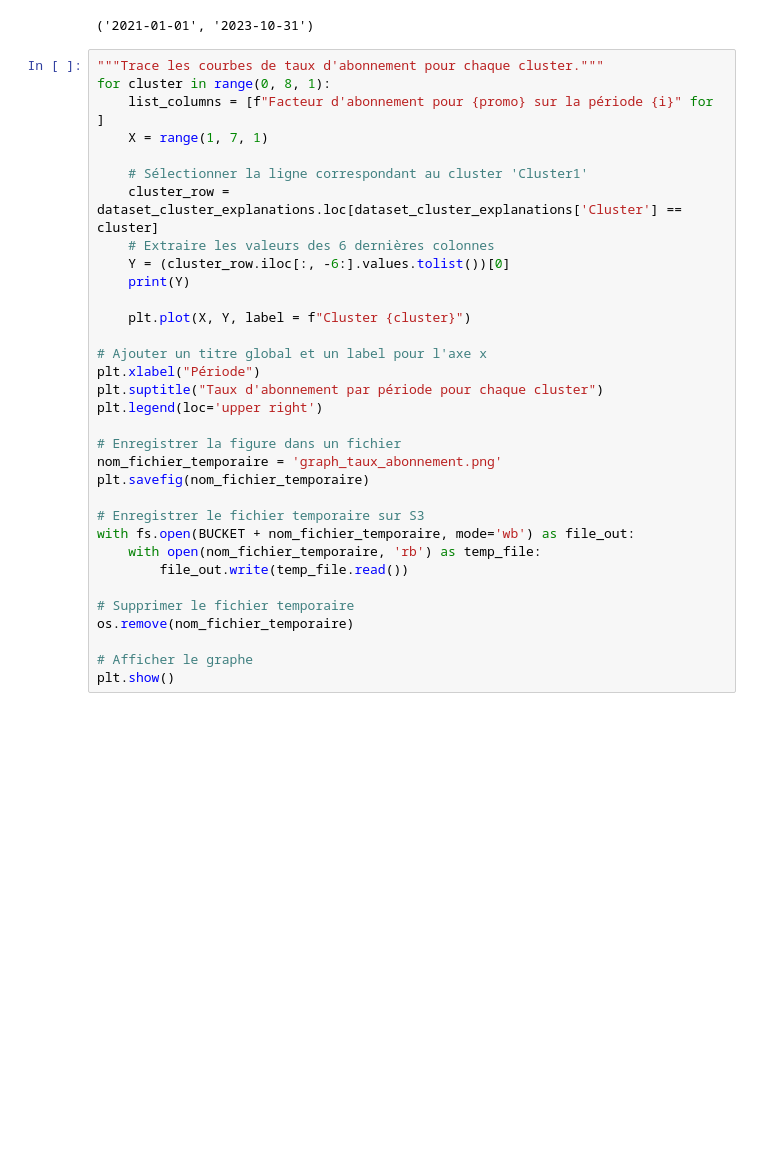
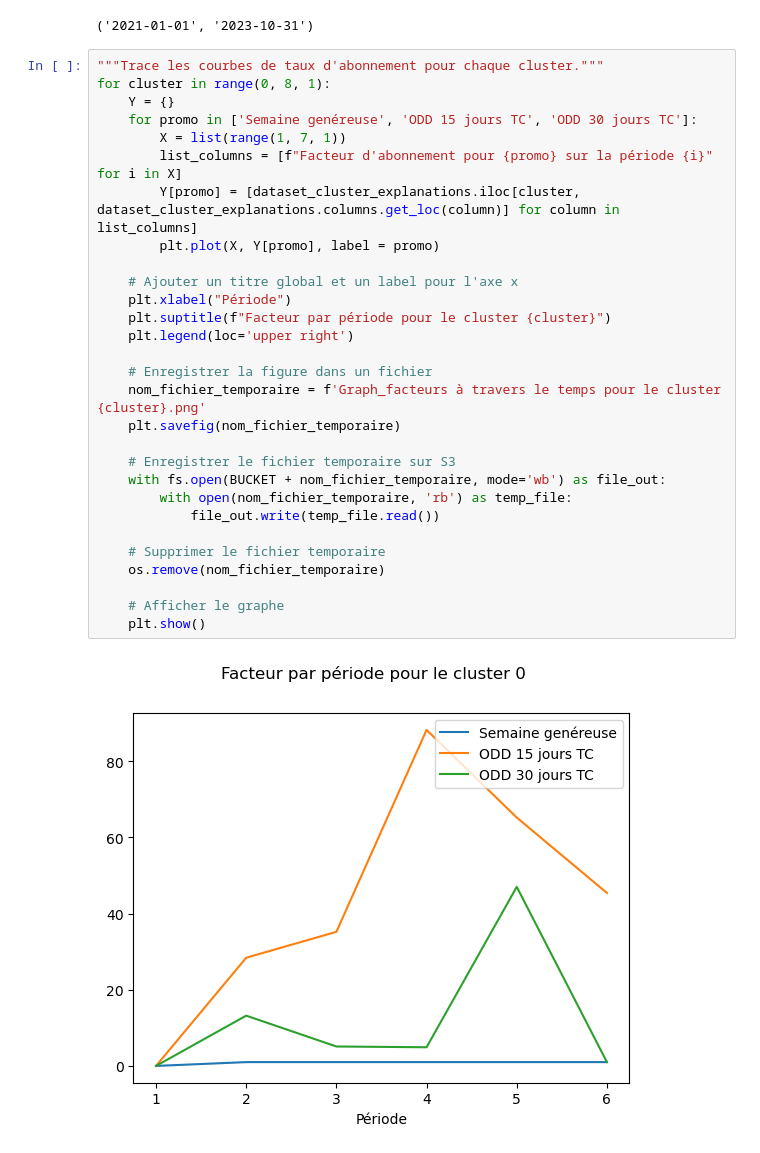
Before and after one commit to Statapp-CANAL/Statapp-CANAL, a Jupyter notebook: Data_operations/clement(1).ipynb, the cells around one changed output. Cells and saved outputs as stored; diff of their text form; blank space fills up the shorter version.

```diff
--- a/Data_operations/clement(1).ipynb
+++ b/Data_operations/clement(1).ipynb
@@ -1053,33 +1053,31 @@ dataset['DATE_PRISE_EFFET'].min(), dataset['DATE_PRISE_EFFET'].max()
 # %%
 """Trace les courbes de taux d'abonnement pour chaque cluster."""
 for cluster in range(0, 8, 1):
-    list_columns = [f"Facteur d'abonnement pour {promo} sur la période {i}" for ]
-    X = range(1, 7, 1)
+    Y = {}
+    for promo in ['Semaine genéreuse', 'ODD 15 jours TC', 'ODD 30 jours TC']:
+        X = list(range(1, 7, 1))
+        list_columns = [f"Facteur d'abonnement pour {promo} sur la période {i}" for i in X]
+        Y[promo] = [dataset_cluster_explanations.iloc[cluster, dataset_cluster_explanations.columns.get_loc(column)] for column in list_columns]
+        plt.plot(X, Y[promo], label = promo)
 
-    # Sélectionner la ligne correspondant au cluster 'Cluster1'
-    cluster_row = dataset_cluster_explanations.loc[dataset_cluster_explanations['Cluster'] == cluster]
-    # Extraire les valeurs des 6 dernières colonnes
-    Y = (cluster_row.iloc[:, -6:].values.tolist())[0]
-    print(Y)
+    # Ajouter un titre global et un label pour l'axe x
+    plt.xlabel("Période")
+    plt.suptitle(f"Facteur par période pour le cluster {cluster}")
+    plt.legend(loc='upper right')
 
-    plt.plot(X, Y, label = f"Cluster {cluster}")
+    # Enregistrer la figure dans un fichier
+    nom_fichier_temporaire = f'Graph_facteurs à travers le temps pour le cluster {cluster}.png'
+    plt.savefig(nom_fichier_temporaire)
 
-# Ajouter un titre global et un label pour l'axe x
-plt.xlabel("Période")
-plt.suptitle("Taux d'abonnement par période pour chaque cluster")
-plt.legend(loc='upper right')
+    # Enregistrer le fichier temporaire sur S3
+    with fs.open(BUCKET + nom_fichier_temporaire, mode='wb') as file_out:
+        with open(nom_fichier_temporaire, 'rb') as temp_file:
+            file_out.write(temp_file.read())
 
-# Enregistrer la figure dans un fichier
-nom_fichier_temporaire = 'graph_taux_abonnement.png'
-plt.savefig(nom_fichier_temporaire)
+    # Supprimer le fichier temporaire
+    os.remove(nom_fichier_temporaire)
 
-# Enregistrer le fichier temporaire sur S3
-with fs.open(BUCKET + nom_fichier_temporaire, mode='wb') as file_out:
-    with open(nom_fichier_temporaire, 'rb') as temp_file:
-        file_out.write(temp_file.read())
-
-# Supprimer le fichier temporaire
-os.remove(nom_fichier_temporaire)
-
-# Afficher le graphe
-plt.show()
+    # Afficher le graphe
+    plt.show()
+# %% [output]
+[figure, added]
```
Also changed, not shown: parts of 1 cell of this notebook.
